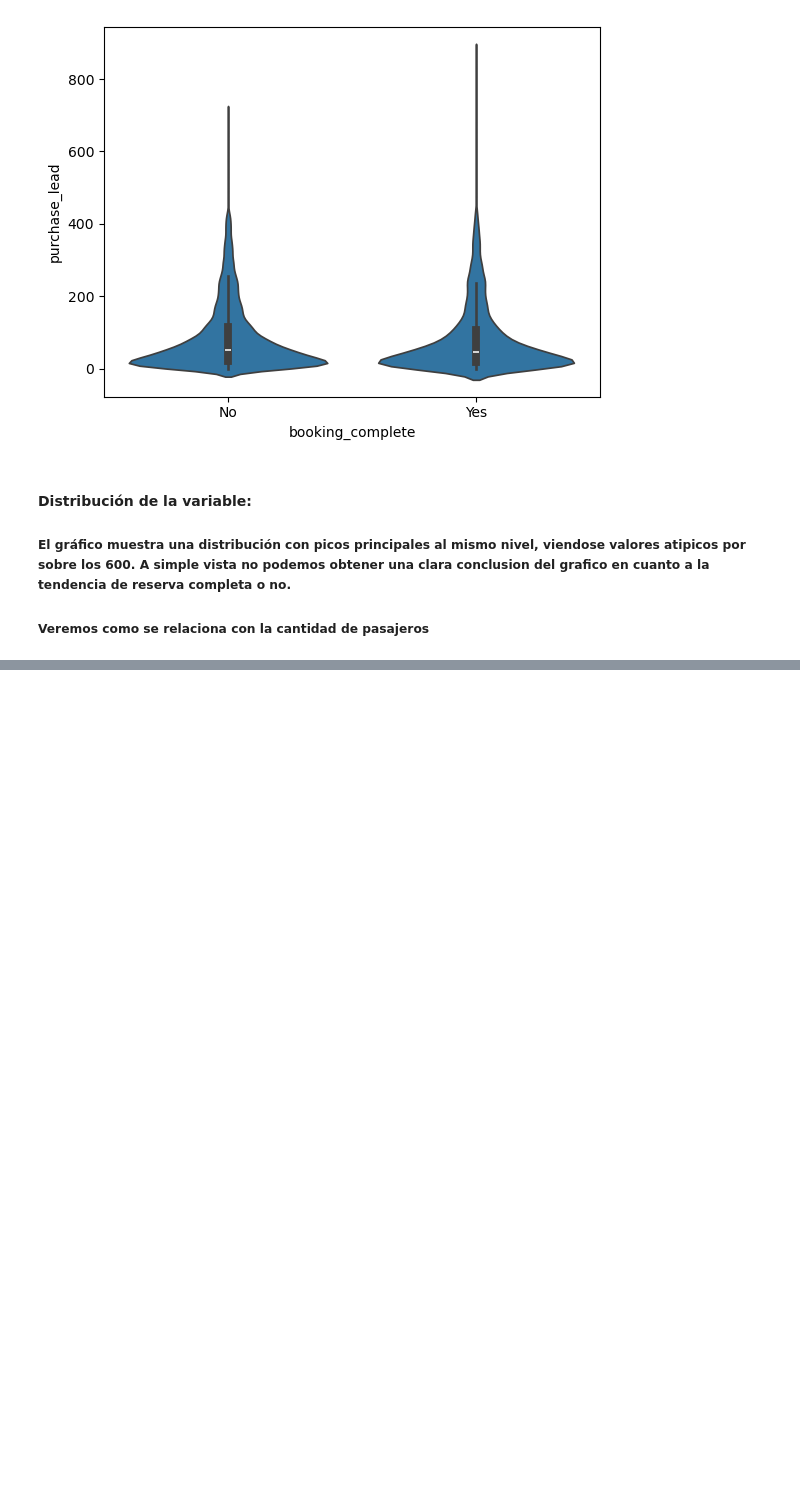
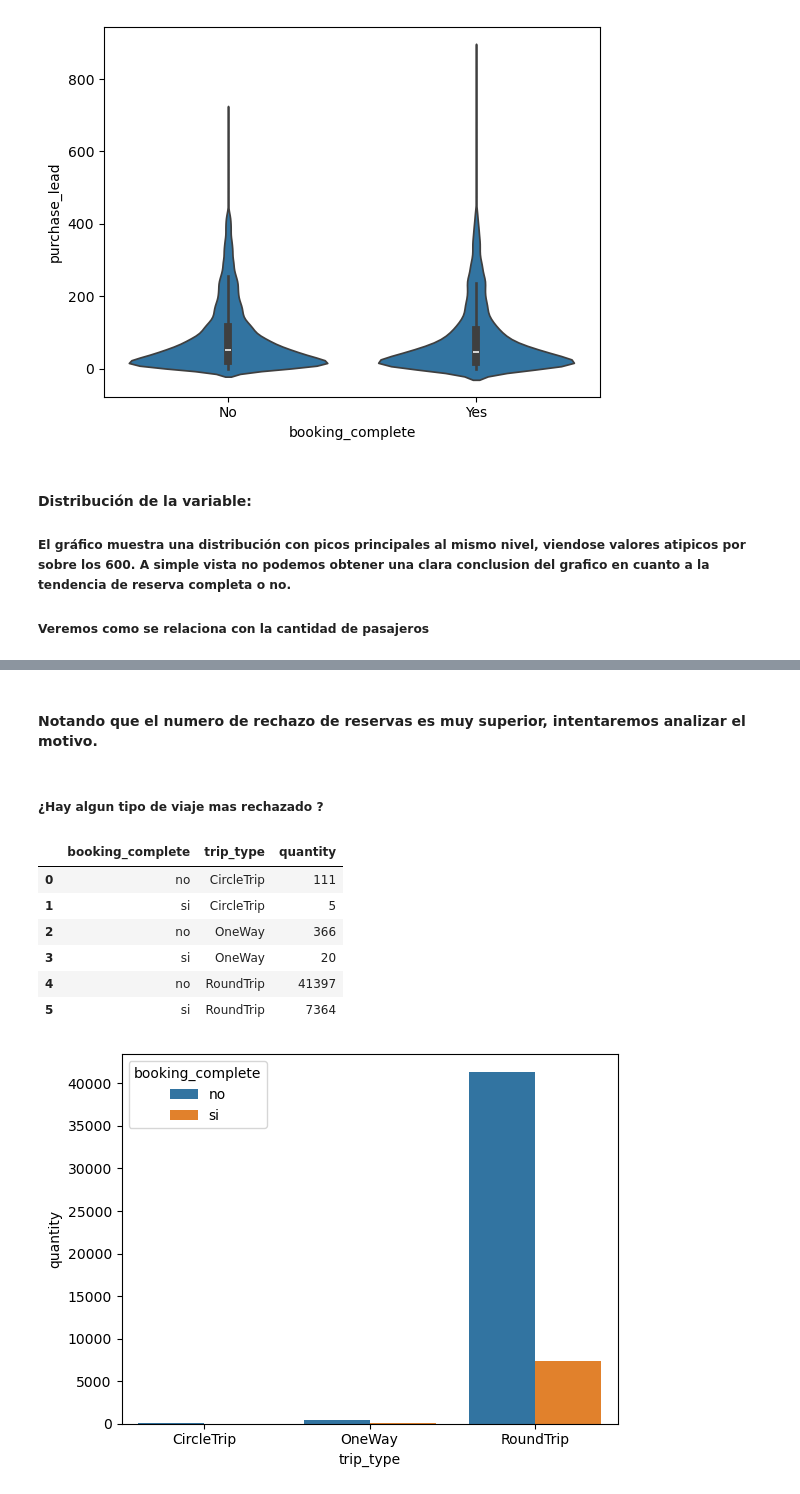
Before and after one commit to CrissRMFI/TP---ORGA, a Jupyter notebook: 01Analisis_airline.ipynb, the cells around one changed output, grey strips where cells are left out. Cells and saved outputs as stored; diff of their text form; code cells hidden in the pictures; blank space fills up the shorter version.

```diff
--- a/01Analisis_airline.ipynb
+++ b/01Analisis_airline.ipynb
@@ -370,0 +262,20 @@ airline.loc[airline.booking_complete == 1,"route"].value_counts().head(15).reset
+# %% [markdown]
+#### Notando que el numero de rechazo de reservas es muy superior, intentaremos analizar el motivo.
+# %% [markdown]
+##### ¿Hay algun tipo de viaje mas rechazado ?
+# %%
+group = airline_filter_per_purchase_lead.groupby("trip_type")["booking_complete"].value_counts().to_frame().reset_index(level=0).rename(columns={"booking_complete": "quantity"}).reset_index()
+
+group["booking_complete"] = group["booking_complete"].replace({0: "no", 1: "si"})
+
+sns.barplot(data=group,x="trip_type",y="quantity",hue="booking_complete")
+group
+# %% [output]
+|  | booking_complete | trip_type | quantity |
+| 0 | no | CircleTrip | 111 |
+| 1 | si | CircleTrip | 5 |
+| 2 | no | OneWay | 366 |
+| 3 | si | OneWay | 20 |
+| 4 | no | RoundTrip | 41397 |
+| 5 | si | RoundTrip | 7364 |
+[figure, added]
```
Also changed, not shown: parts of 43 cells of this notebook.
